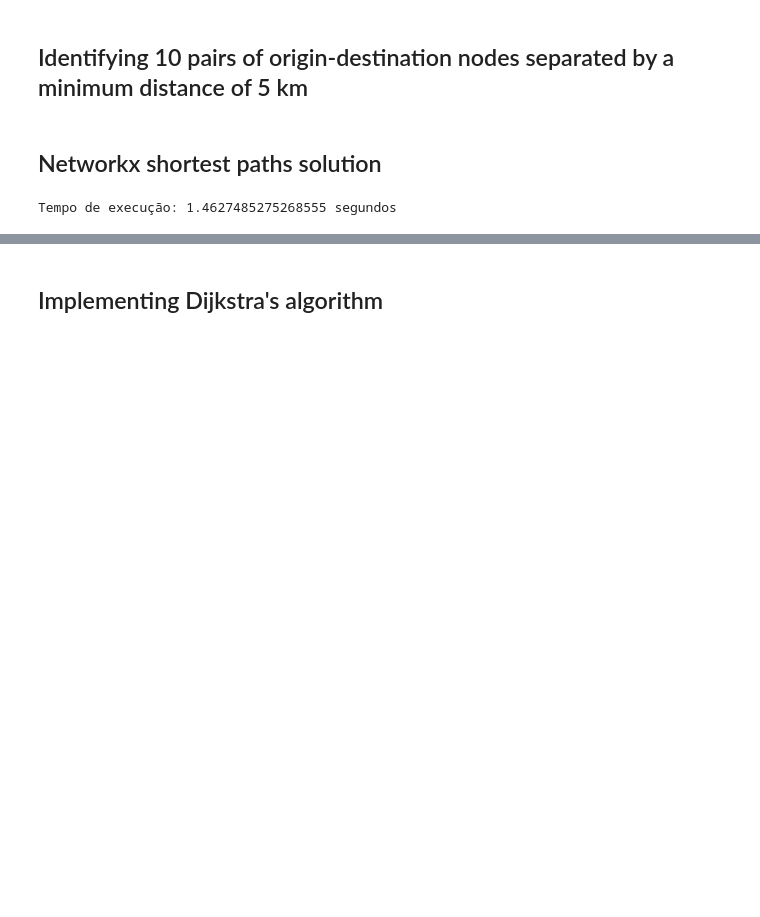
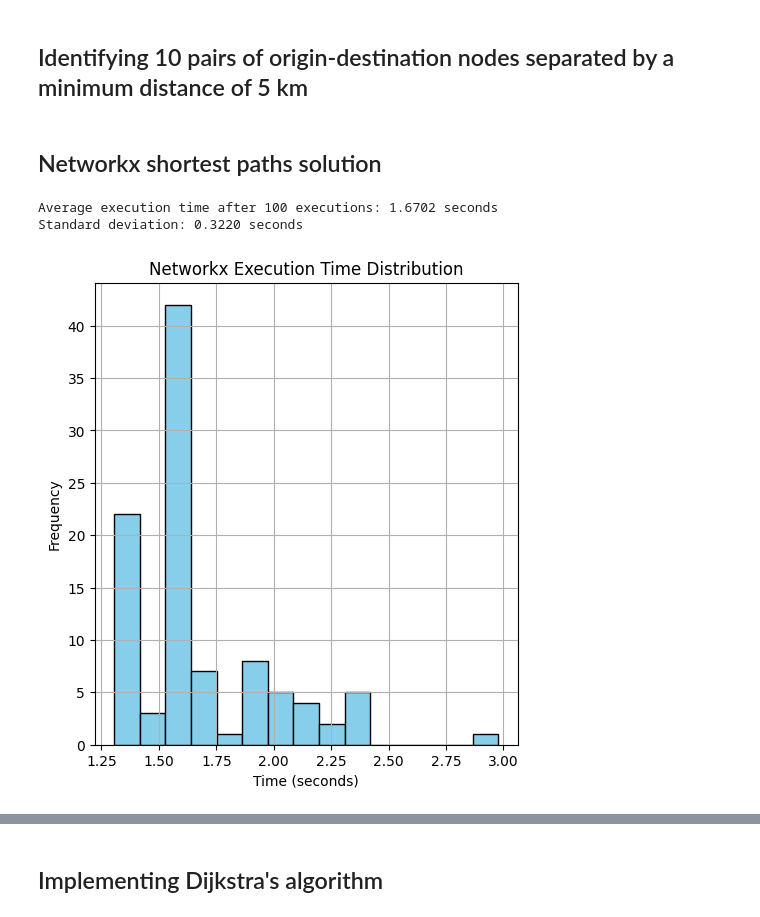
Before and after one commit to igorservo159/ads2-ufrn, a Jupyter notebook: UN2/U2T3/dijkstra.ipynb, the cells around one changed output, grey strips where cells are left out. Saved outputs shown, nothing was run; the diff lists cells and outputs as text; code cells hidden in the pictures; blank space fills up the shorter version.

```diff
--- a/UN2/U2T3/dijkstra.ipynb
+++ b/UN2/U2T3/dijkstra.ipynb
@@ -59,17 +60,46 @@ def generate_random_points(graph, num_pairs=10, min_distance=5000):
 node_pairs = generate_random_points(graph_proj, num_pairs=10, min_distance=5000)
 # %% [markdown]
 ## Networkx shortest paths solution
-# %%
-start = time.time()
-shortest_nx_paths = [
-    nx.shortest_path(graph, source=pair[0], target=pair[1], weight="length")
-    for pair in node_pairs
-]
-end = time.time()
-
-print(f"Tempo de execução: {end - start} segundos")
-# %% [output]
-Tempo de execução: 1.4627485275268555 segundos
+# %%
+import time
+import networkx as nx
+from statistics import mean, stdev
+import matplotlib.pyplot as plt
+
+num_executions = 100
+
+execution_times = []
+
+for _ in range(num_executions):
+    start = time.time()
+
+    shortest_nx_paths = [
+        nx.shortest_path(graph, source=pair[0], target=pair[1], weight="length")
+        for pair in node_pairs
+    ]
+
+    end = time.time()
+    execution_times.append(end - start)
+
+average_time = mean(execution_times)
+std_deviation = stdev(execution_times)
+
+print(f"Average execution time after {num_executions} executions: {average_time:.4f} seconds")
+print(f"Standard deviation: {std_deviation:.4f} seconds")
+
+plt.figure(figsize=(12, 6))
+
+plt.subplot(1, 2, 1)
+plt.hist(execution_times, bins=15, color='skyblue', edgecolor='black')
+plt.title('Networkx Execution Time Distribution')
+plt.xlabel('Time (seconds)')
+plt.ylabel('Frequency')
+plt.grid(True)
+plt.show()
+# %% [output]
+Average execution time after 100 executions: 1.6702 seconds
+Standard deviation: 0.3220 seconds
+[figure, added]
 # %%
 colors = ox.plot.get_colors(len(shortest_nx_paths), cmap="tab10")  # Generates different colors for the paths
 
```
Also changed, not shown: parts of 7 cells of this notebook.
